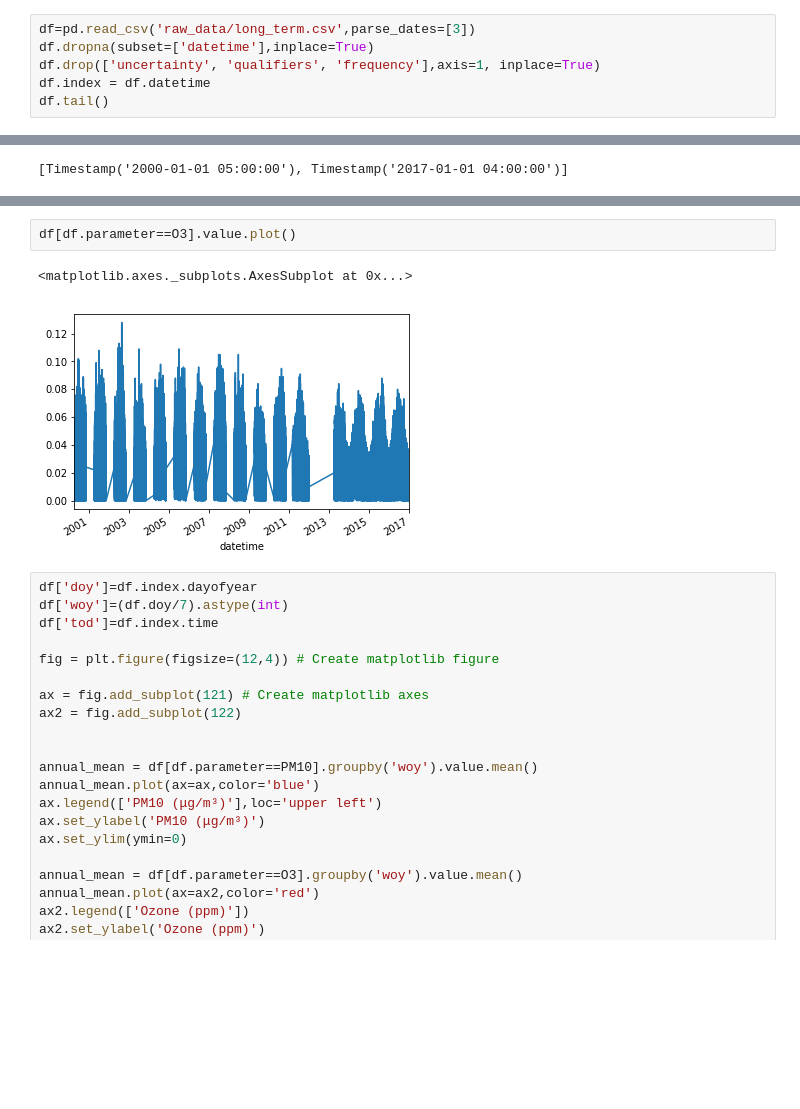
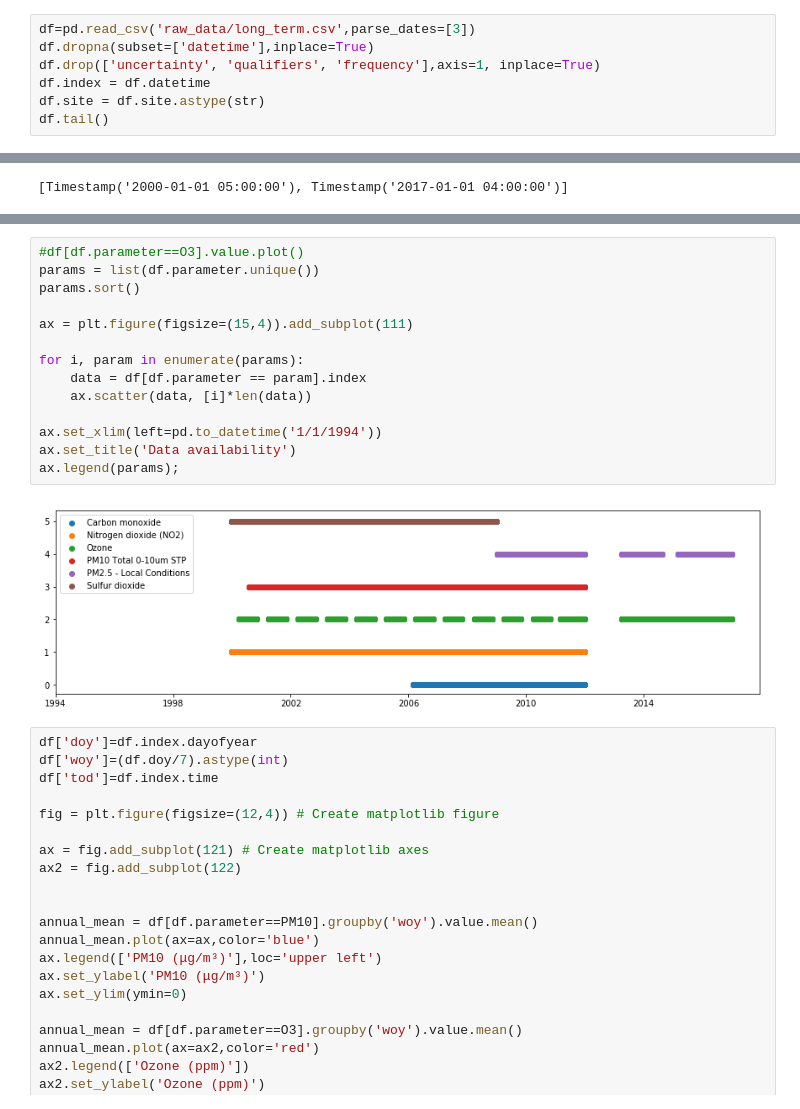
Before and after one commit to DuncanDHall/EAS-air-quality, a Jupyter notebook: exploration_v3.ipynb, the cells around one changed output, grey strips where cells are left out. Cells and saved outputs as stored; diff of their text form; blank space fills up the shorter version.

Commit message:
Added data availability plot

```diff
--- a/exploration_v3.ipynb
+++ b/exploration_v3.ipynb
@@ -20,6 +20,7 @@ df=pd.read_csv('raw_data/long_term.csv',parse_dates=[3])
 df.dropna(subset=['datetime'],inplace=True)
 df.drop(['uncertainty', 'qualifiers', 'frequency'],axis=1, inplace=True)
 df.index = df.datetime
+df.site = df.site.astype(str)
 df.tail()
 # %% [output]
 |  | site | data_status | action_code | datetime | parameter | duration | value | unit | qc | poc | ... |
@@ -55,11 +56,22 @@ df.describe()
 | 50% | 0.000000 | 10.0 | 60.0 | 5.000000 | 0.0 | 1.000000 | 4.024699e+01 | -7.684699e+01 | 125.0 | 93.000000 | ... |
 | 75% | 1.000000 | 10.0 | 60.0 | 14.000000 | 0.0 | 3.000000 | 4.024699e+01 | -7.684699e+01 | 125.0 | 100.000000 | ... |
 | max | 1.000000 | 10.0 | 60.0 | 321.000000 | 0.0 | 5.000000 | 4.024699e+01 | -7.684699e+01 | 125.0 | 170.000000 | ... |
-# %%
-df[df.parameter==O3].value.plot()
-# %% [output]
-<matplotlib.axes._subplots.AxesSubplot at 0x...>
-[figure, removed]
+# %%
+#df[df.parameter==O3].value.plot()
+params = list(df.parameter.unique())
+params.sort()
+
+ax = plt.figure(figsize=(15,4)).add_subplot(111)
+
+for i, param in enumerate(params):
+    data = df[df.parameter == param].index
+    ax.scatter(data, [i]*len(data))
+
+ax.set_xlim(left=pd.to_datetime('1/1/1994'))
+ax.set_title('Data availability')
+ax.legend(params);
+# %% [output]
+[figure, added]
 # %%
 df['doy']=df.index.dayofyear
 df['woy']=(df.doy/7).astype(int)
```
Also changed, not shown: parts of 1 cell of this notebook.
